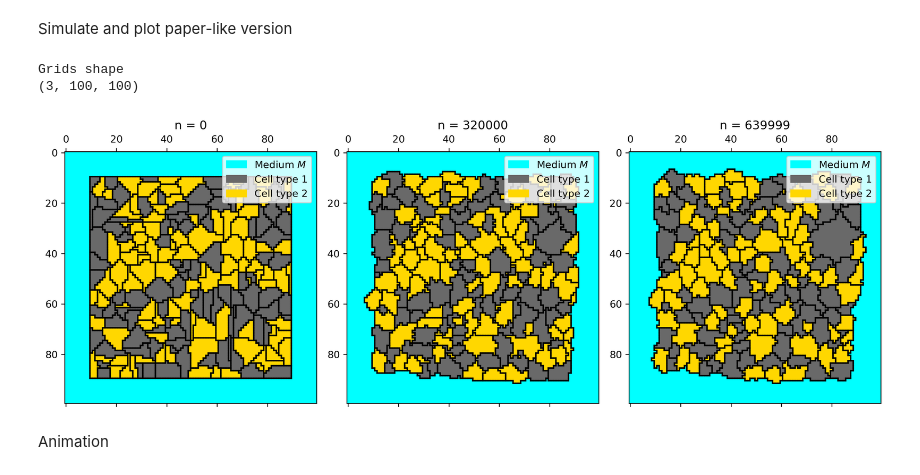
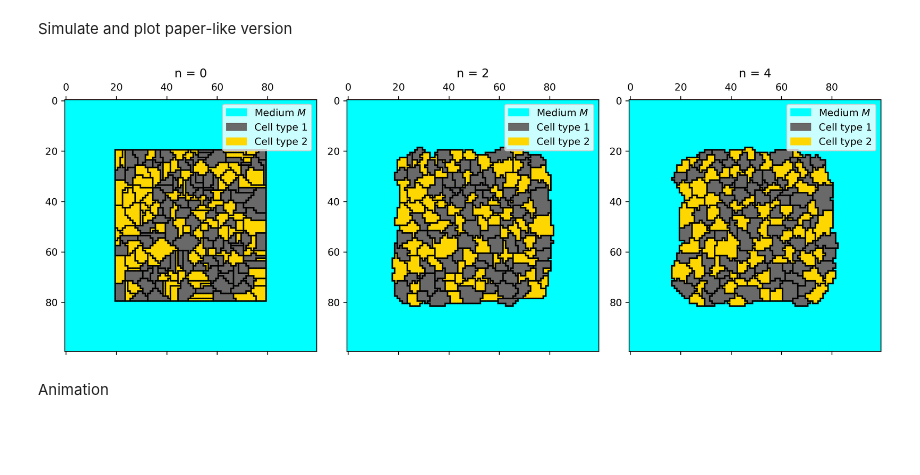
Before and after one commit to jonas4climate/metabolic-cellular-modelling, a Jupyter notebook: assignment4.ipynb, the cells around one changed output. Drawn from its saved outputs; the diff is of its cells as text; code cells hidden in the pictures; blank space fills up the shorter version.

```diff
--- a/assignment4.ipynb
+++ b/assignment4.ipynb
@@ -373,20 +347,19 @@ MCS = 16 * nx**2
 n_cells = 200
 n_MCS = 4
 n_types = 2
-padding = 10
+padding = 20
 # %% [markdown]
 Simulate and plot paper-like version
 # %%
 np.random.seed(42) # TODO: remove if not needed
-viz_MCSs = [0, 2*MCS, 4*MCS-1]
-grids = Cellular_Potts_model(J=J, A=A, n_MCS=n_MCS, T=T, n_cells=n_cells, n_types=n_types, padding=padding, return_grids_at=viz_MCSs, nx=nx, K=k, lam_vol=lam_vol)
-fig = sequence_plot(viz_MCSs, grids, n_types, MCS)
+return_metrics_at = [0, 2, 4]
+grid, metrics = Cellular_Potts_model(J=J, A=A, n_MCS=n_MCS, T=T, n_cells=n_cells, n_types=n_types, padding=padding, nx=nx, K=k, lam_vol=lam_vol, return_metrics_at=return_metrics_at)
+grids = metrics['grids']
+fig = sequence_plot(return_metrics_at, grids, n_types, MCS)
 fig.savefig(f'{MEDIA_PATH}/cellular_potts_paper.png', bbox_inches='tight')
 fig.show()
 # %% [output]
-Grids shape
-(3, 100, 100)
-[figure, old version]
+[figure, new version]
 # %% [markdown]
 Animation
 # %%
```
Also changed, not shown: parts of 5 cells of this notebook, 3 other files.
